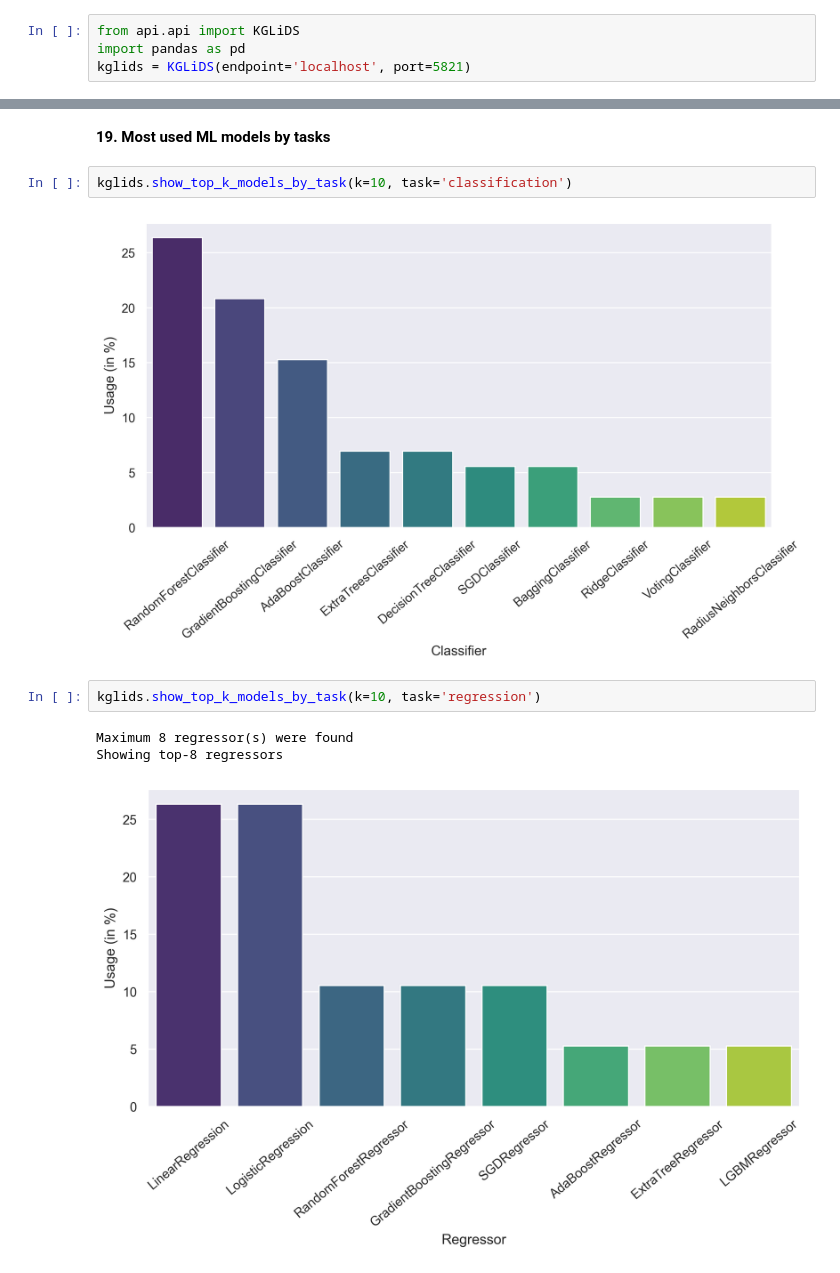
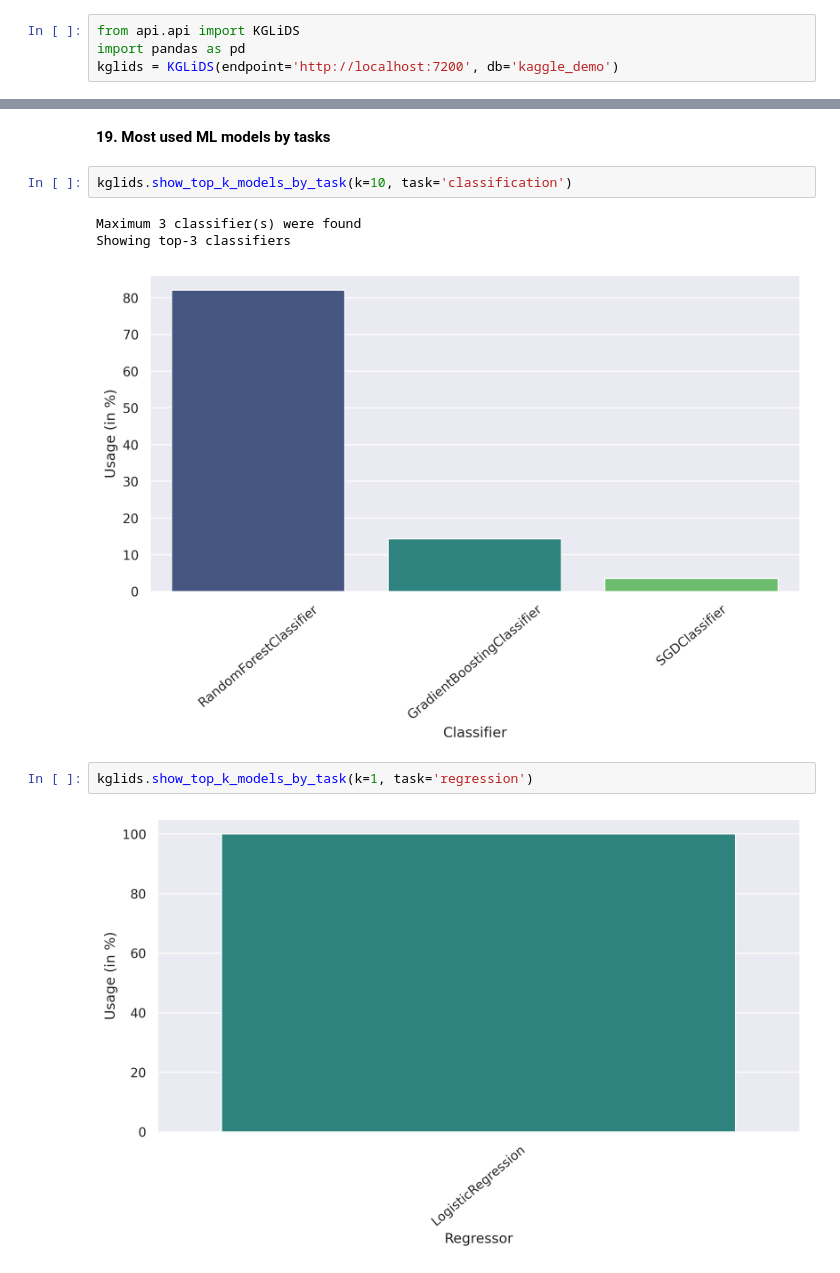
Before and after one commit to CoDS-GCS/kglids, a Jupyter notebook: KGLiDS_notebook.ipynb, the cells around one changed output, grey strips where cells are left out. Cells and saved outputs as stored; diff of their text form.

Commit message:
Update Kaggle Demo Notebook to use GraphDB

```diff
--- a/KGLiDS_notebook.ipynb
+++ b/KGLiDS_notebook.ipynb
@@ -3,4 +3,4 @@
 # %%
 from api.api import KGLiDS
 import pandas as pd
-kglids = KGLiDS(endpoint='localhost', port=5821)
+kglids = KGLiDS(endpoint='http://localhost:7200', db='kaggle_demo')
@@ -397,10 +389,10 @@ kglids.show_pipeline_usage_by_task()
 # %%
 kglids.show_top_k_models_by_task(k=10, task='classification')
 # %% [output]
+Maximum 3 classifier(s) were found
+Showing top-3 classifiers
-[figure, old version]
+[figure, new version]
 # %%
-kglids.show_top_k_models_by_task(k=10, task='regression')
+kglids.show_top_k_models_by_task(k=1, task='regression')
 # %% [output]
-Maximum 8 regressor(s) were found
-Showing top-8 regressors
-[figure, old version]
+[figure, new version]
```
Also changed, not shown: parts of 32 cells of this notebook.
